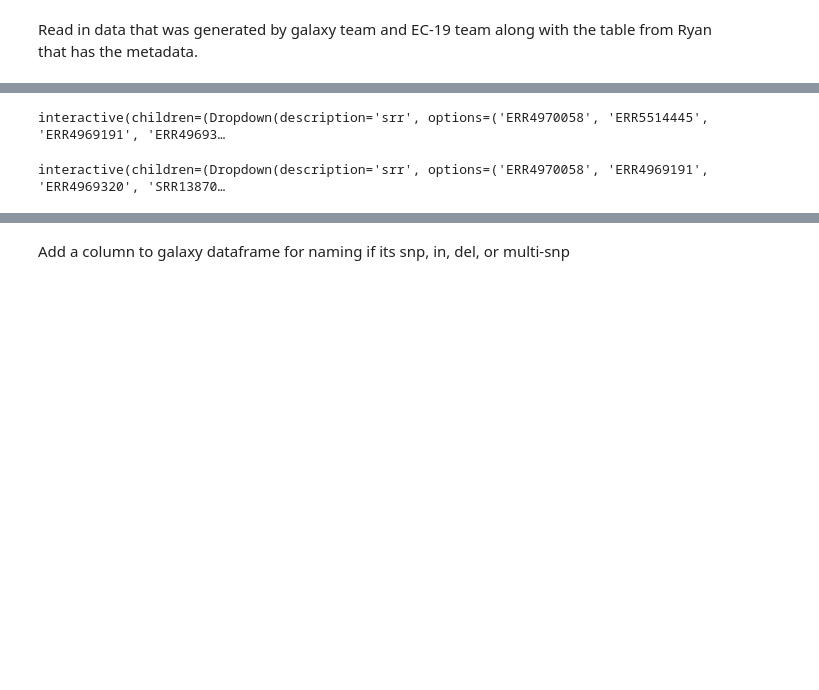
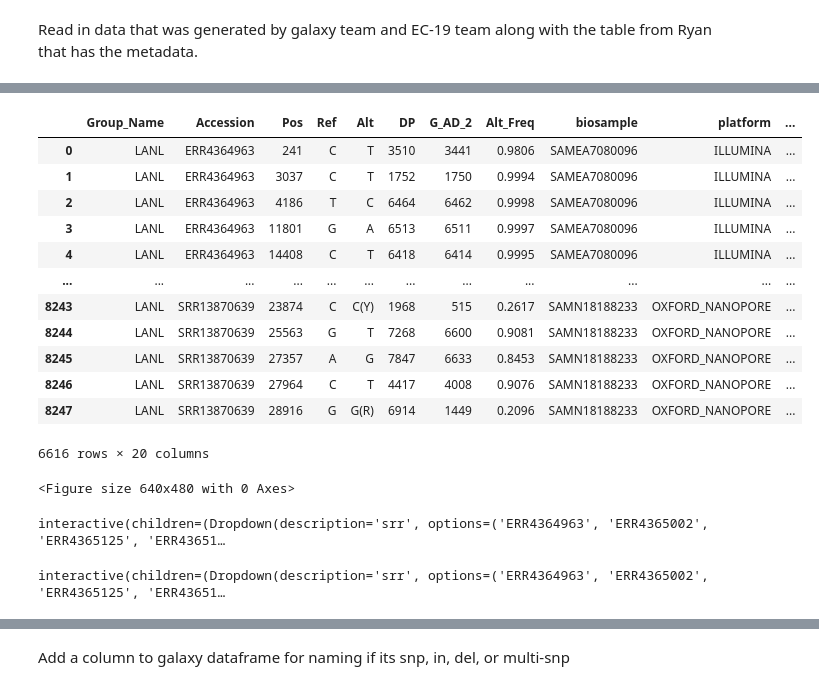
Before and after one commit to elais/ACTIV-TRACE-analysis, a Jupyter notebook: notebooks/ec19-galaxy.ipynb, the cells around one changed output, grey strips where cells are left out. Saved outputs shown, nothing was run; the diff lists cells and outputs as text; code cells hidden in the pictures; blank space fills up the shorter version.

```diff
--- a/notebooks/ec19-galaxy.ipynb
+++ b/notebooks/ec19-galaxy.ipynb
@@ -25,13 +141,38 @@ ec19_df = pd.read_csv("../data/ONT_illumina_TRACE_test_result_with_metadata.txt"
+# %%
+galaxy_acc_list = [acc.strip() for acc in list(set(galaxy_df_v2['Accession'].to_list()))]
+ec19_acc_list = [acc.strip() for acc in list(set(ec19_df['Accession'].to_list()))]
+galaxy_df_final = galaxy_df_v2[galaxy_df_v2['Accession'].isin(ec19_acc_list)]
+ec19_df_final = ec19_df[ec19_df['Accession'].isin(galaxy_acc_list)]
+ec19_df_final
+# ec19_df_final[ec19_df_final['Accession'] == "ERR5629600"]
+# "ERR4969142" in ec19_acc_list
+# "A" in ["A", "B"]
+# ec19_acc_list
+# list(set(galaxy_df_final['Accession'].to_list()))
+# %% [output]
+|  | Group_Name | Accession | Pos | Ref | Alt | DP | G_AD_2 | Alt_Freq | biosample | platform | ... |
+| 0 | LANL | ERR4364963 | 241 | C | T | 3510 | 3441 | 0.9806 | SAMEA7080096 | ILLUMINA | ... |
+| 1 | LANL | ERR4364963 | 3037 | C | T | 1752 | 1750 | 0.9994 | SAMEA7080096 | ILLUMINA | ... |
+| 2 | LANL | ERR4364963 | 4186 | T | C | 6464 | 6462 | 0.9998 | SAMEA7080096 | ILLUMINA | ... |
+| 3 | LANL | ERR4364963 | 11801 | G | A | 6513 | 6511 | 0.9997 | SAMEA7080096 | ILLUMINA | ... |
+| 4 | LANL | ERR4364963 | 14408 | C | T | 6418 | 6414 | 0.9995 | SAMEA7080096 | ILLUMINA | ... |
+| ... | ... | ... | ... | ... | ... | ... | ... | ... | ... | ... | ... |
+| 8243 | LANL | SRR13870639 | 23874 | C | C(Y) | 1968 | 515 | 0.2617 | SAMN18188233 | OXFORD_NANOPORE | ... |
+| 8244 | LANL | SRR13870639 | 25563 | G | T | 7268 | 6600 | 0.9081 | SAMN18188233 | OXFORD_NANOPORE | ... |
+| 8245 | LANL | SRR13870639 | 27357 | A | G | 7847 | 6633 | 0.8453 | SAMN18188233 | OXFORD_NANOPORE | ... |
+| 8246 | LANL | SRR13870639 | 27964 | C | T | 4417 | 4008 | 0.9076 | SAMN18188233 | OXFORD_NANOPORE | ... |
+| 8247 | LANL | SRR13870639 | 28916 | G | G(R) | 6914 | 1449 | 0.2096 | SAMN18188233 | OXFORD_NANOPORE | ... |
+6616 rows × 20 columns
 # %%
 def disp_ec19srr(srr):
-    display(ec19_df[ec19_df['Accession'] == srr][['Group_Name', 'Accession', 'Pos', 'Ref', 'Alt', 'DP', 'G_AD_2', 'Alt_Freq']])
-interact(disp_ec19srr, srr=list(set(ec19_df['Accession'].to_list())));
+    display(ec19_df_final[ec19_df_final['Accession'] == srr][['Group_Name', 'Accession', 'Pos', 'Ref', 'Alt', 'DP', 'G_AD_2', 'Alt_Freq', 'ec19_status', 'platform', 'librarylayout', 'libraryselection', 'ec-19_run_with_primer_trim']])
+interact(disp_ec19srr, srr=sorted(list(set(ec19_df['Accession'].to_list()))));
 # %% [output]
-interactive(children=(Dropdown(description='srr', options=('ERR4970058', 'ERR5514445', 'ERR4969191', 'ERR49693…
+<Figure size 640x480 with 0 Axes>
+interactive(children=(Dropdown(description='srr', options=('ERR4364963', 'ERR4365002', 'ERR4365125', 'ERR43651…
 # %%
 def disp_galaxysrr(srr):
-    display(galaxy_df[galaxy_df['Accession'] == srr])
-interact(disp_srr, srr=list(set(galaxy_df['Accession'].to_list())));
-# list(set(ec19_df['Accession'].to_list()))
+    display(galaxy_df_final[galaxy_df_final['Accession'] == srr])
+interact(disp_galaxysrr, srr=sorted(list(set(galaxy_df_final['Accession'].to_list()))));
 # %% [output]
-interactive(children=(Dropdown(description='srr', options=('ERR4970058', 'ERR4969191', 'ERR4969320', 'SRR13870…
+interactive(children=(Dropdown(description='srr', options=('ERR4364963', 'ERR4365002', 'ERR4365125', 'ERR43651…
```
Also changed, not shown: parts of 25 cells of this notebook.
